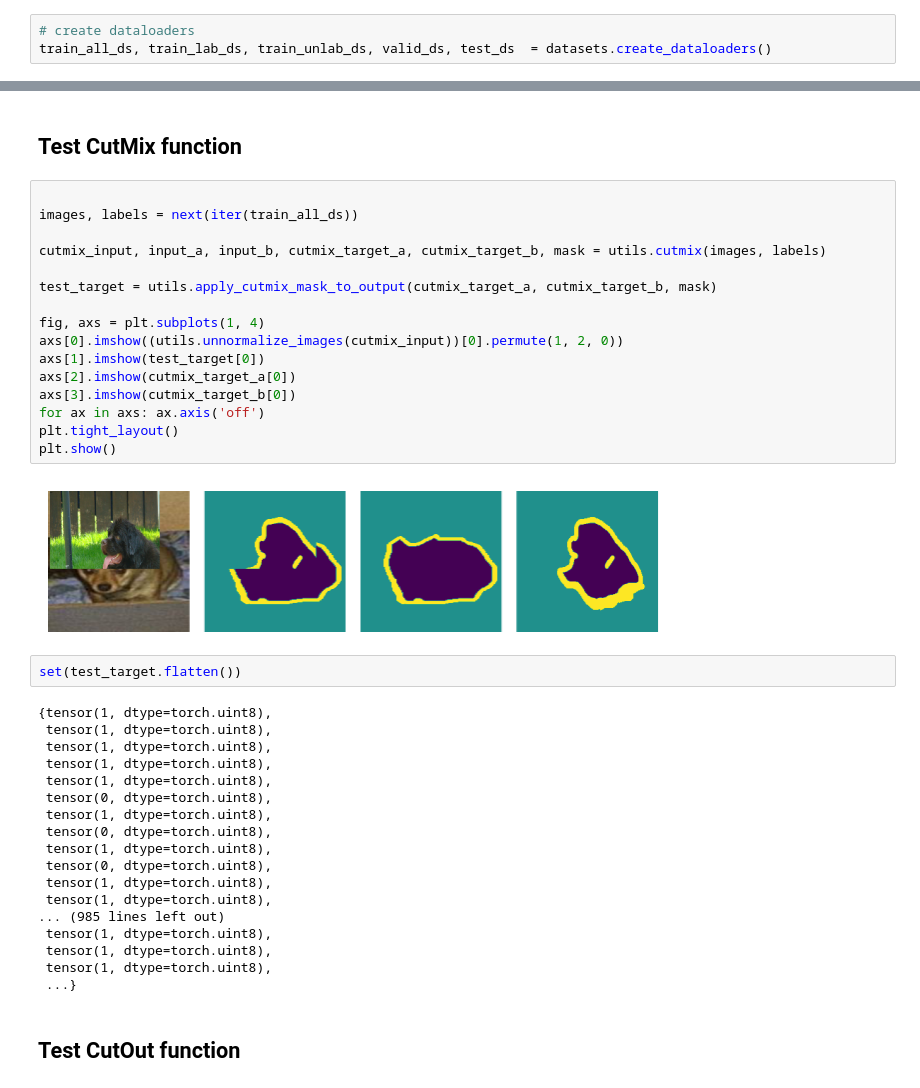
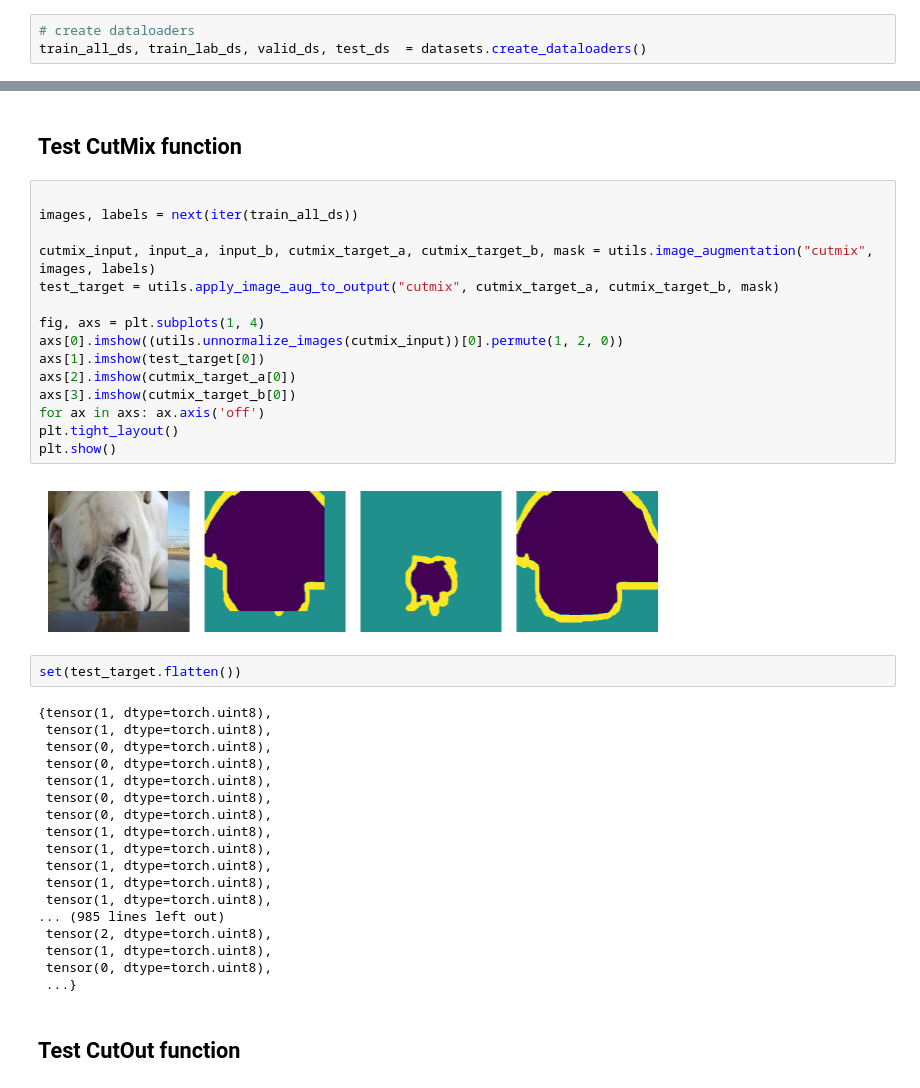
Before and after one commit to nauqs/comp0197-group-project, a Jupyter notebook: playground.ipynb, the cells around one changed output, grey strips where cells are left out. Cells and saved outputs as stored; diff of their text form.

```diff
--- a/playground.ipynb
+++ b/playground.ipynb
@@ -13,7 +13,7 @@ import numpy as np
 %autoreload 2
 # %%
 # create dataloaders
-train_all_ds, train_lab_ds, train_unlab_ds, valid_ds, test_ds  = datasets.create_dataloaders()
+train_all_ds, train_lab_ds, valid_ds, test_ds  = datasets.create_dataloaders()
 # %%
 # plot dataset sample
 images, labels = next(iter(train_all_ds))
@@ -106,40 +106,39 @@ layer NOT the same: 4.bias
 # %%
 
 images, labels = next(iter(train_all_ds))
 
-cutmix_input, input_a, input_b, cutmix_target_a, cutmix_target_b, mask = utils.cutmix(images, labels)
-
-test_target = utils.apply_cutmix_mask_to_output(cutmix_target_a, cutmix_target_b, mask)
+cutmix_input, input_a, input_b, cutmix_target_a, cutmix_target_b, mask = utils.image_augmentation("cutmix", images, labels)
+test_target = utils.apply_image_aug_to_output("cutmix", cutmix_target_a, cutmix_target_b, mask)
 
 fig, axs = plt.subplots(1, 4)
 axs[0].imshow((utils.unnormalize_images(cutmix_input))[0].permute(1, 2, 0))
 axs[1].imshow(test_target[0])
 axs[2].imshow(cutmix_target_a[0])
 axs[3].imshow(cutmix_target_b[0])
 for ax in axs: ax.axis('off')
 plt.tight_layout()
 plt.show()
 # %% [output]
-[figure, old version]
+[figure, new version]
 # %%
 set(test_target.flatten())
 # %% [output]
 {tensor(1, dtype=torch.uint8),
+ tensor(1, dtype=torch.uint8),
+ tensor(0, dtype=torch.uint8),
+ tensor(0, dtype=torch.uint8),
+ tensor(1, dtype=torch.uint8),
+ tensor(0, dtype=torch.uint8),
+ tensor(0, dtype=torch.uint8),
  tensor(1, dtype=torch.uint8),
  tensor(1, dtype=torch.uint8),
  tensor(1, dtype=torch.uint8),
  tensor(1, dtype=torch.uint8),
- tensor(0, dtype=torch.uint8),
+ tensor(1, dtype=torch.uint8),
+... (985 lines left out)
+ tensor(2, dtype=torch.uint8),
  tensor(1, dtype=torch.uint8),
  tensor(0, dtype=torch.uint8),
- tensor(1, dtype=torch.uint8),
- tensor(0, dtype=torch.uint8),
- tensor(1, dtype=torch.uint8),
- tensor(1, dtype=torch.uint8),
-... (985 lines left out)
- tensor(1, dtype=torch.uint8),
- tensor(1, dtype=torch.uint8),
- tensor(1, dtype=torch.uint8),
  ...}
 # %% [markdown]
 ## Test CutOut function
```
Also changed, not shown: parts of 6 cells of this notebook.
